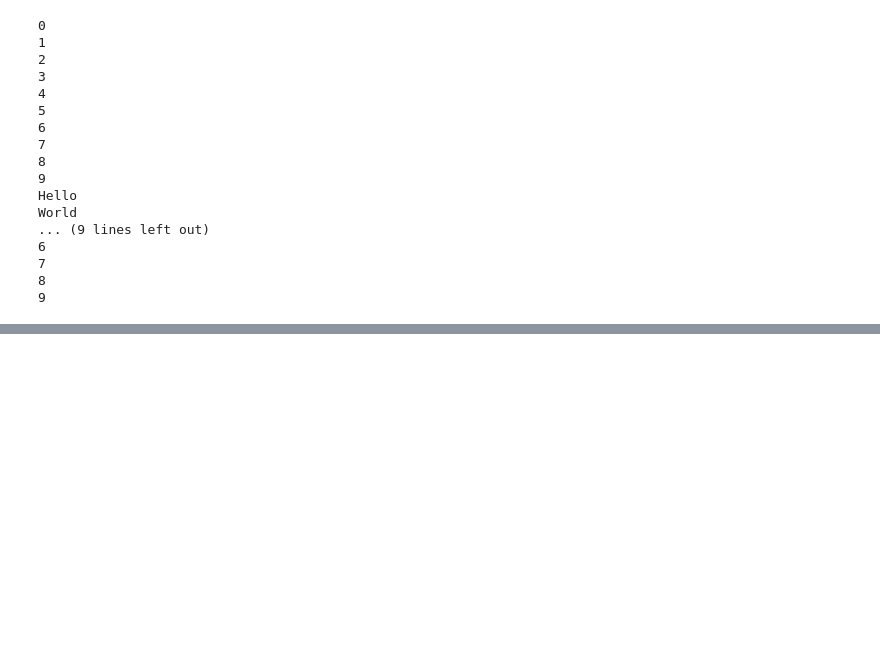
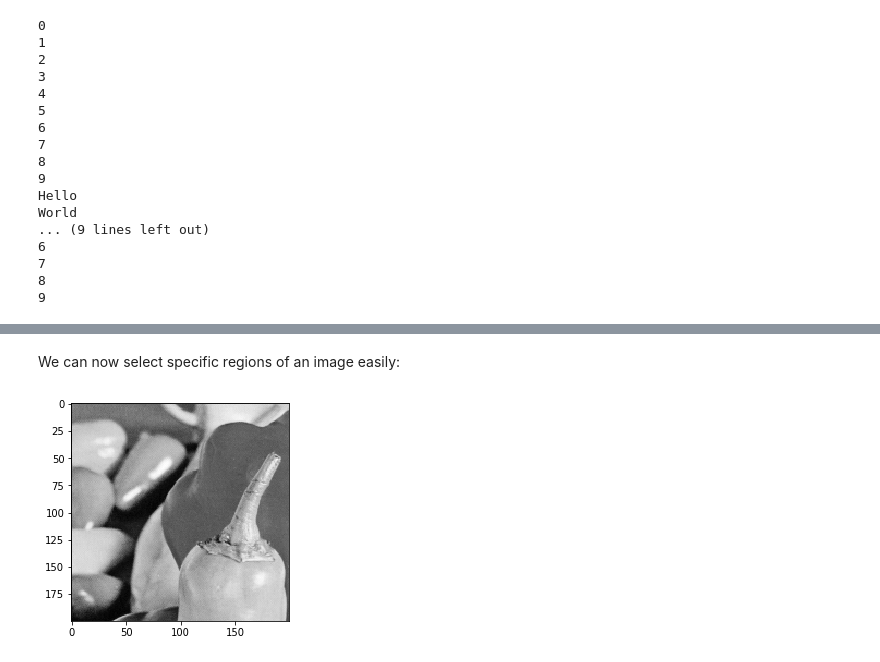
Before and after one commit to Jmale14/Computer-Vision-Tutorial, a Jupyter notebook: Computer Vision Intro.ipynb, the cells around one changed output, grey strips where cells are left out. Drawn from its saved outputs; the diff is of its cells as text; code cells hidden in the pictures; blank space fills up the shorter version.

```diff
--- a/Computer Vision Intro.ipynb
+++ b/Computer Vision Intro.ipynb
@@ -148,0 +213,7 @@ World
+# %% [markdown]
+We can now select specific regions of an  image easily:
+# %%
+plt.imshow(BW_im[0:200, 0:200], cmap='gray') # Draw and show the first 200 rows and columns of pixels
+plt.show()
+# %% [output]
+[figure, added]
```
Also changed, not shown: parts of 23 cells of this notebook, 16 other files.
